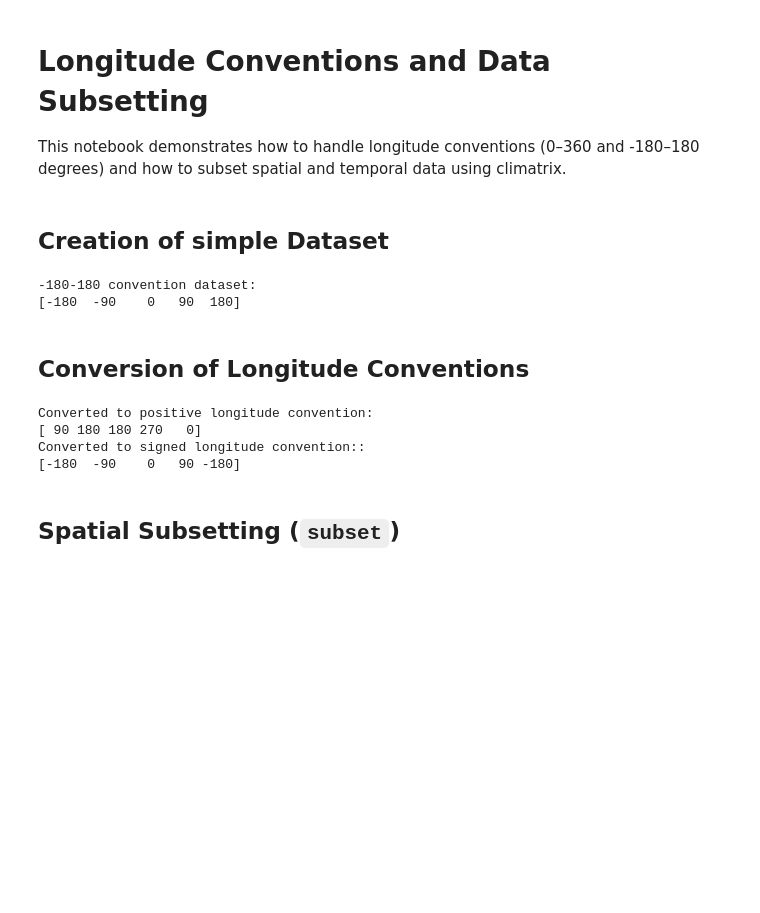
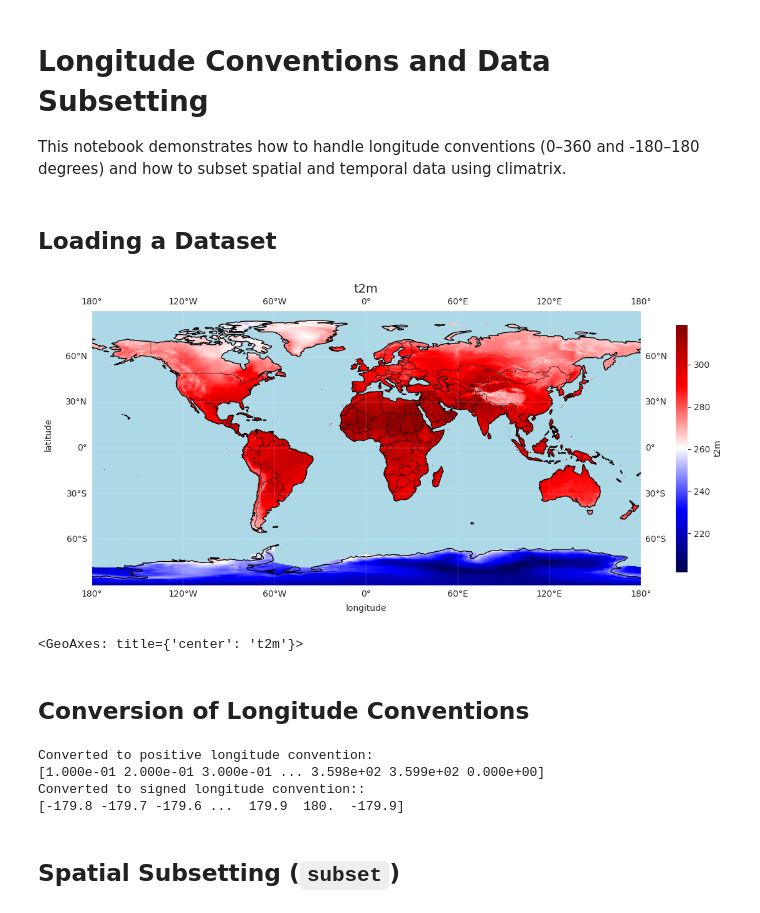
Before and after one commit to jamesWalczak/climatrix, a Jupyter notebook: examples/lat_lon.ipynb, the cells around one changed output. Saved outputs shown, nothing was run; the diff lists cells and outputs as text; code cells hidden in the pictures; blank space fills up the shorter version.

```diff
--- a/examples/lat_lon.ipynb
+++ b/examples/lat_lon.ipynb
@@ -9,38 +9,18 @@ import pandas as pd
 from climatrix.dataset.axis import AxisType
 from datetime import datetime
 # %% [markdown]
-## Creation of simple Dataset
+## Loading a Dataset
 # %%
-xarray_da = xr.DataArray(
-    data=np.random.rand(1, 5, 5),
-    dims=("time", "latitude", "longitude"),
-    coords={
-        "time": np.array(
-            [
-                datetime(2000, 1, 1),
-            ],
-            dtype="datetime64",
-        ),
-        "latitude": (
-            ("latitude",),
-            np.array([-90, -45, 0, 45, 90]),
-        ),
-        "longitude": (
-            ("longitude",),
-            np.array([-180, -90, 0, 90, 180]),
-        ),
-    },
-)
-cm_dset = xarray_da.to_dataset(name="temperature").cm
-print("\n-180-180 convention dataset:")
-print(cm_dset.da.longitude.values)
+xr_dset = xr.open_dataset("era5-land.nc")
+dset = xr_dset.cm.to_signed_longitude()
+dset.plot()
 # %% [output]
+[figure, added]
--180-180 convention dataset:
-[-180  -90    0   90  180]
+<GeoAxes: title={'center': 't2m'}>
 # %% [markdown]
 ## Conversion of Longitude Conventions
 # %%
-cm_positive_conv = cm_dset.to_positive_longitude()
+cm_positive_conv = dset.to_positive_longitude()
 print("\nConverted to positive longitude convention:")
 print(cm_positive_conv.da.longitude.values)
 
@@ -50,9 +30,9 @@ print("Converted to signed longitude convention::")
 print(cm_signed_conv.da.longitude.values)
 # %% [output]
 Converted to positive longitude convention:
-[ 90 180 180 270   0]
+[1.000e-01 2.000e-01 3.000e-01 ... 3.598e+02 3.599e+02 0.000e+00]
 Converted to signed longitude convention::
-[-180  -90    0   90 -180]
+[-179.8 -179.7 -179.6 ...  179.9  180.  -179.9]
 # %% [markdown]
 ## Spatial Subsetting (`subset`)
 # %%
```
Also changed, not shown: parts of 4 cells of this notebook, 2 other files.
